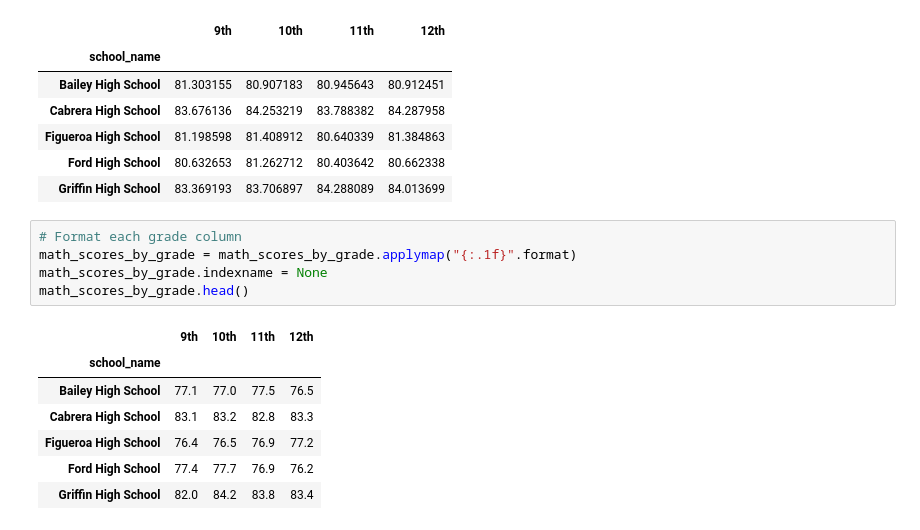
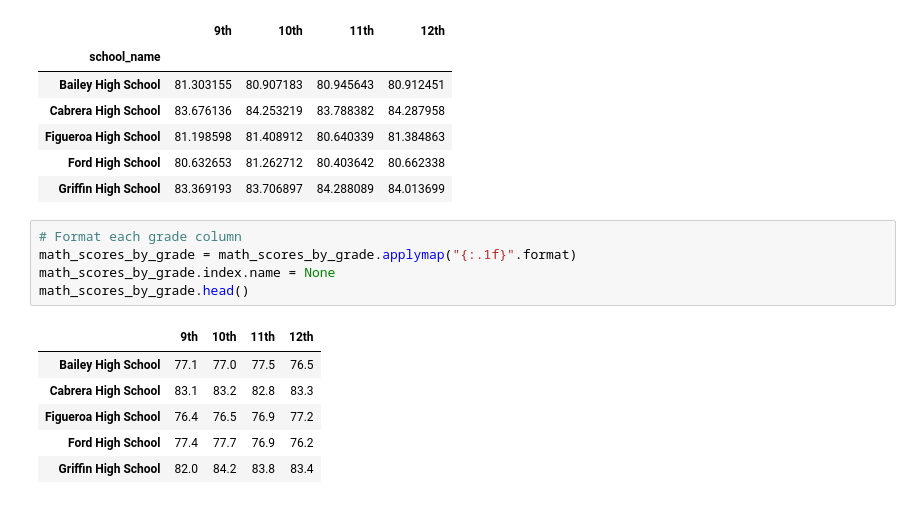
Before and after one commit to jhd1013/school-district-analysis, a Jupyter notebook: PyCitySchools.ipynb, the cells around one changed output. Saved outputs shown, nothing was run; the diff lists cells and outputs as text.

```diff
--- a/PyCitySchools.ipynb
+++ b/PyCitySchools.ipynb
@@ -724,11 +724,10 @@ reading_scores_by_grade.head()
 # %%
 # Format each grade column
 math_scores_by_grade = math_scores_by_grade.applymap("{:.1f}".format)
-math_scores_by_grade.indexname = None
+math_scores_by_grade.index.name = None
 math_scores_by_grade.head()
 # %% [output]
 |  | 9th | 10th | 11th | 12th |
-| school_name |  |  |  |  |
 | Bailey High School | 77.1 | 77.0 | 77.5 | 76.5 |
 | Cabrera High School | 83.1 | 83.2 | 82.8 | 83.3 |
 | Figueroa High School | 76.4 | 76.5 | 76.9 | 77.2 |
```
Also changed, not shown: parts of 9 cells of this notebook.
